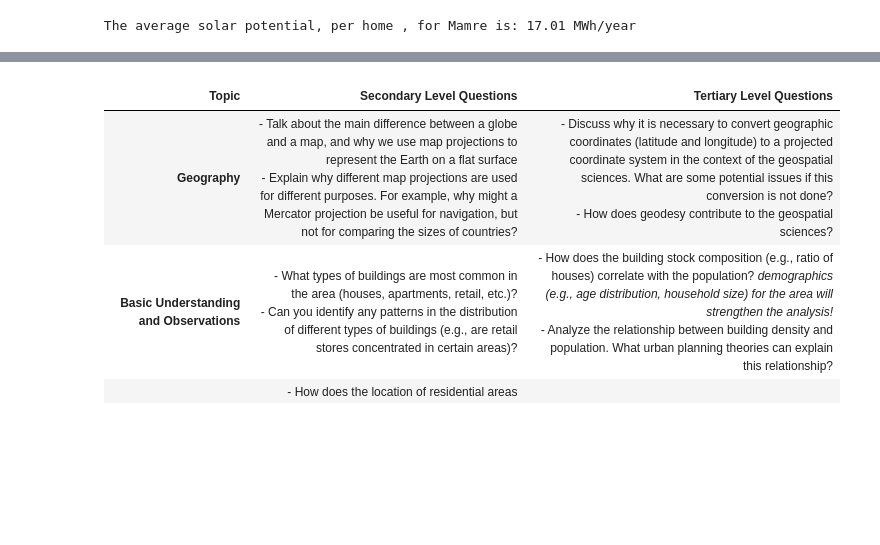
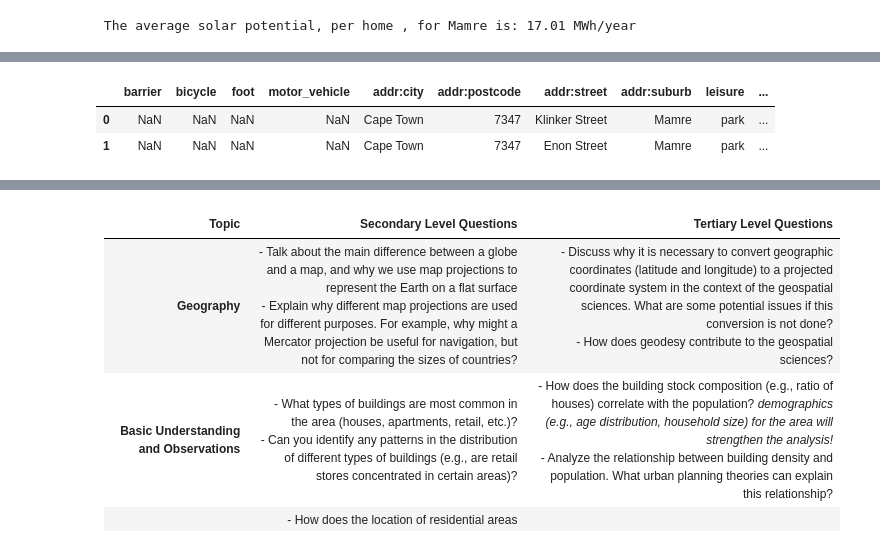
Before and after one commit to AdrianKriger/geo3D, a Jupyter notebook: village/interactiveOnly.ipynb, the cells around one changed output, grey strips where cells are left out. Cells and saved outputs as stored; diff of their text form; code cells hidden in the pictures; blank space fills up the shorter version.

```diff
--- a/village/interactiveOnly.ipynb
+++ b/village/interactiveOnly.ipynb
@@ -1148,0 +1260,73 @@ Have a look at [**LoD2geo3D**](https://github.com/AdrianKriger/LoD2geo3D); to un
+# %%
+#- remove all green_space where access=private. keep rows where 'access' is NOT equal to 'private' (or is null/unspecified)
+if 'access' in gdf_green_spaces.columns:
+    gdf_green_spaces = gdf_green_spaces[gdf_green_spaces['access'] != 'private']
+# %%
+#- we have overlapping green space. there are leisure=pitch that fall within recreation_ground and playgrounds that are within parks etc.
+#- we remove the smaller from the larger.
+
+def deduct_overlapping_green_geoms(gdf_green_spaces, containment_threshold=0.85):
+    """
+    Identifies nested green space geometries and drops smaller features
+    if they are predominantly contained within a larger feature.
+
+    Preserves all OSM attributes/tags of the larger parent features.
+    """
+    df = gdf_green_spaces.copy()
+
+    # 1. Calculate unprojected area in degrees for relative comparison & sort (largest last)
+    df['calc_area'] = df['geometry'].apply(lambda g: g.area if g and not g.is_empty else 0.0)
+    df = df.sort_values('calc_area', ascending=True).reset_index(drop=True)
+
+    geoms = df['geometry'].tolist()
+    n = len(geoms)
+    drop_indices = set()
+
+    # 2. Compare smaller geometries against larger ones
+    for i in range(n):
+        g_small = geoms[i]
+        if g_small is None or g_small.is_empty or df.at[i, 'calc_area'] == 0:
+            drop_indices.add(i)
+            continue
+
+        area_small = df.at[i, 'calc_area']
+
+        for j in range(i + 1, n):
+            # Skip if the larger feature j was already marked for removal by an even bigger parent
+            if j in drop_indices:
+                continue
+
+            g_large = geoms[j]
+            if g_large is None or g_large.is_empty:
+                continue
+
+            # Check bounding box / spatial intersection
+            if g_small.intersects(g_large):
+                try:
+                    # Direct topological containment or area overlap check
+                    if g_large.contains(g_small):
+                        drop_indices.add(i)
+                        break
+
+                    intersection_area = g_small.intersection(g_large).area
+                    if (intersection_area / area_small) >= containment_threshold:
+                        drop_indices.add(i)  # Delete smaller child feature
+                        break  # Stop checking this small feature once dropped
+                except Exception:
+                    pass
+
+    # 3. Drop marked smaller features, keeping larger features with intact OSM tags
+    keep_indices = [idx for idx in range(n) if idx not in drop_indices]
+    df = df.iloc[keep_indices].reset_index(drop=True)
+
+    # Clean up temporary column
+    df = df.drop(columns=['calc_area'])
+
+    return df
+
+gdf_green_spaces = deduct_overlapping_green_geoms(gdf_green_spaces)
+gdf_green_spaces.head(2)
+# %% [output]
+|  | barrier | bicycle | foot | motor_vehicle | addr:city | addr:postcode | addr:street | addr:suburb | leisure | ... |
+| 0 | NaN | NaN | NaN | NaN | Cape Town | 7347 | Klinker Street | Mamre | park | ... |
+| 1 | NaN | NaN | NaN | NaN | Cape Town | 7347 | Enon Street | Mamre | park | ... |
```
Also changed, not shown: parts of 38 cells of this notebook, 2 other files.
